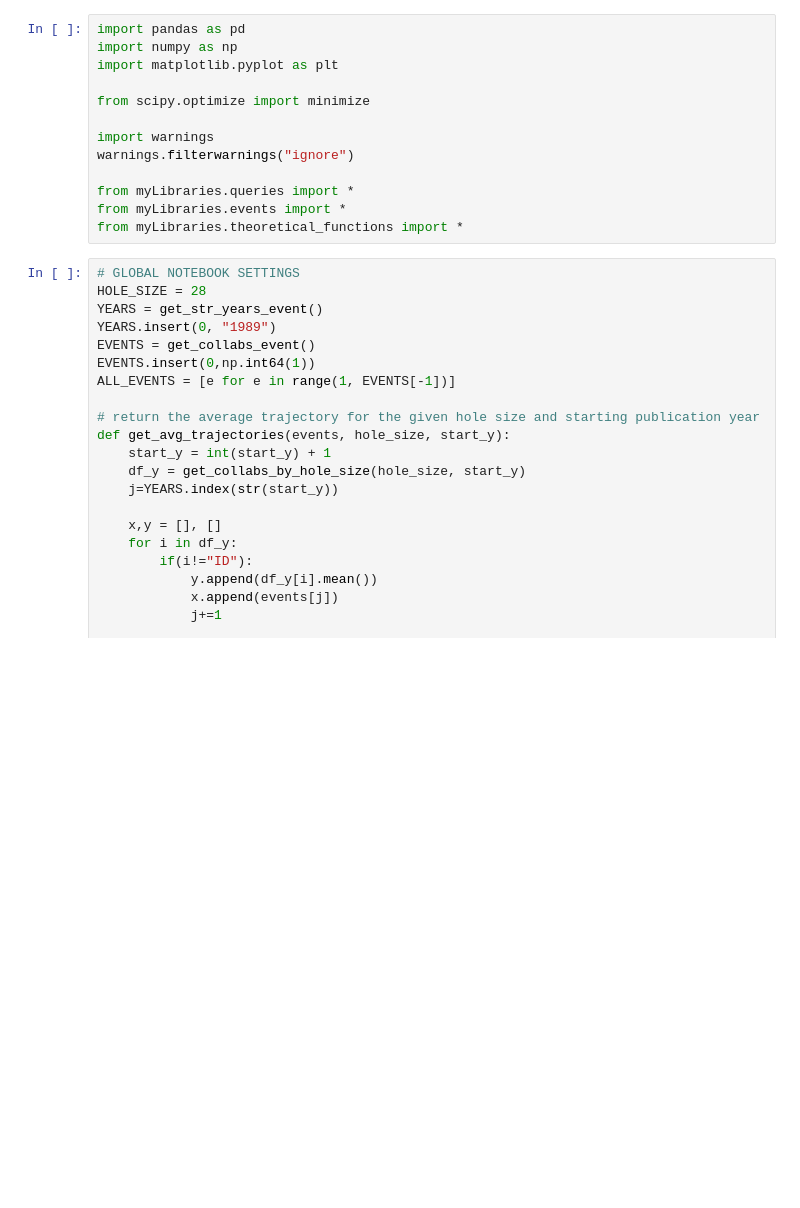
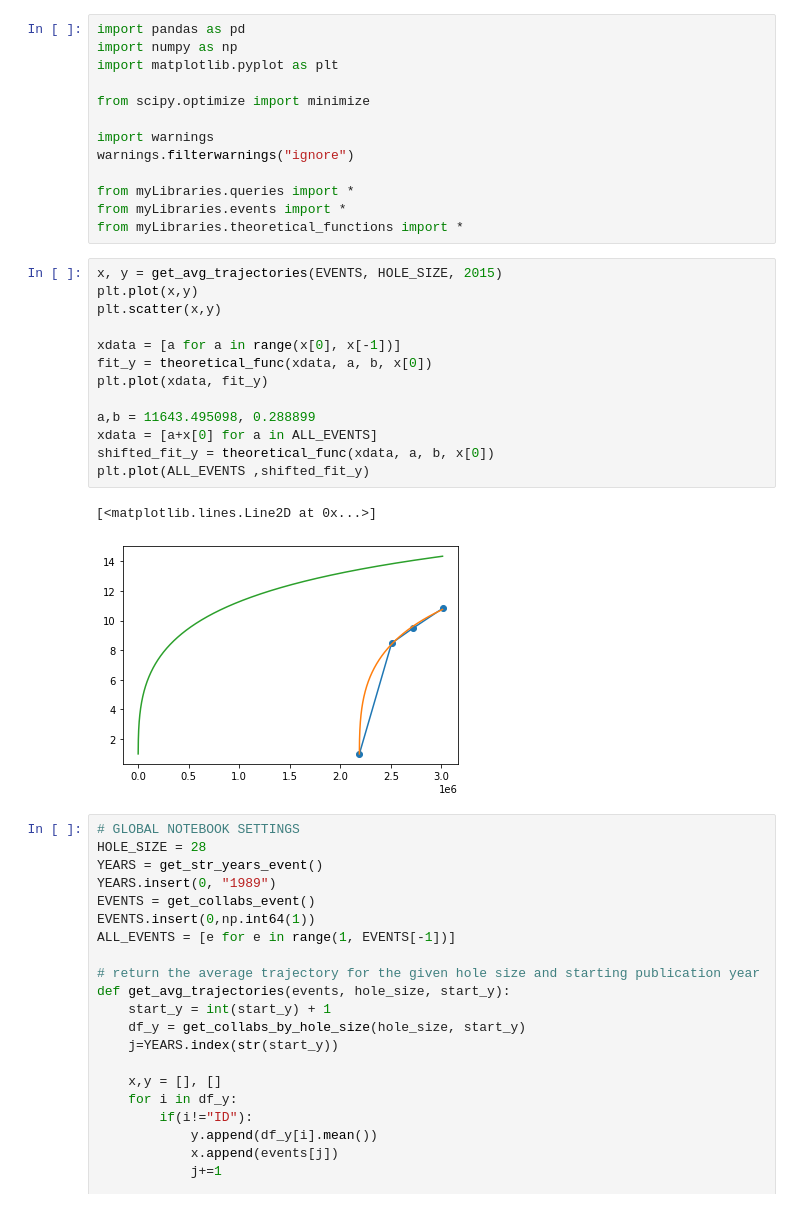
Before and after one commit to LeonardoSer/INRIA_Internship, a Jupyter notebook: COPY.ipynb, the cells around one changed output. Saved outputs shown, nothing was run; the diff lists cells and outputs as text; blank space fills up the shorter version.

```diff
--- a/COPY.ipynb
+++ b/COPY.ipynb
@@ -11,6 +11,22 @@ warnings.filterwarnings("ignore")
 from myLibraries.queries import *
 from myLibraries.events import *
 from myLibraries.theoretical_functions import *
+# %%
+x, y = get_avg_trajectories(EVENTS, HOLE_SIZE, 2015)
+plt.plot(x,y)
+plt.scatter(x,y)
+
+xdata = [a for a in range(x[0], x[-1])]
+fit_y = theoretical_func(xdata, a, b, x[0])
+plt.plot(xdata, fit_y)
+
+a,b = 11643.495098, 0.288899
+xdata = [a+x[0] for a in ALL_EVENTS]
+shifted_fit_y = theoretical_func(xdata, a, b, x[0])
+plt.plot(ALL_EVENTS ,shifted_fit_y)
+# %% [output]
+[<matplotlib.lines.Line2D at 0x...>]
+[figure, added]
 # %%
 # GLOBAL NOTEBOOK SETTINGS
 HOLE_SIZE = 28
```
Also changed, not shown: parts of 7 cells of this notebook, 1 other file.
